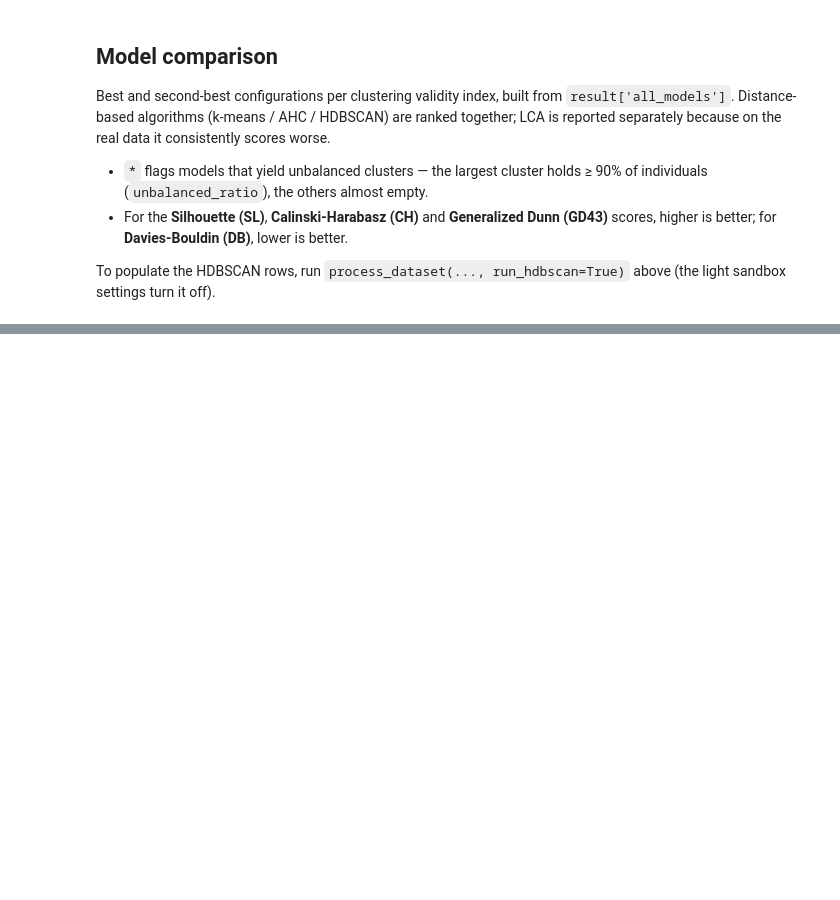
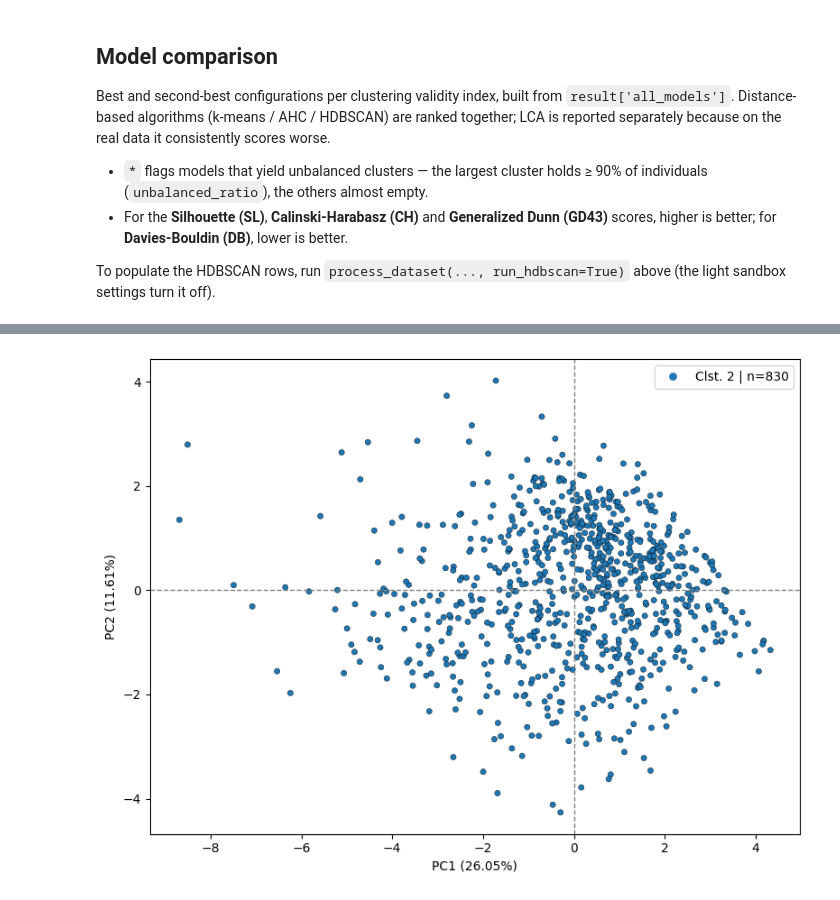
Before and after one commit to emilienschultz/clustering, a Jupyter notebook: Generate_clusters.ipynb, the cells around one changed output, grey strips where cells are left out. Drawn from its saved outputs; the diff is of its cells as text; code cells hidden in the pictures; blank space fills up the shorter version.

```diff
--- a/Generate_clusters.ipynb
+++ b/Generate_clusters.ipynb
@@ -182,0 +203,29 @@ Table 2. Model comparison: best and second-best model configurations by validity
+# %%
+from process_dataset import process_dataset
+
+
+# 23 baseline Likert items (replic_830 / B&D headline spec), as _n columns.
+# Same variable list as 4_clustering.ipynb (q2 + q3 + q4 + q5).
+var_list_n = [
+    'clseusa_n',
+    'ambornin_n', 'amcit_n', 'amlived_n', 'amenglsh_n',
+    'amchrstn_n', 'amgovt_n', 'amfeel_n',
+    'amcitizn_n', 'amshamed_n', 'belikeus_n', 'ambetter_n', 'ifwrong_n',
+    'proudsss_n', 'proudgrp_n', 'proudpol_n', 'prouddem_n', 'proudeco_n',
+    'proudspt_n', 'proudart_n', 'proudhis_n', 'proudmil_n', 'proudsci_n',
+]
+
+data_path = '../data/data2004_830.parquet'  # edit if your parquet lives elsewhere
+data2004 = pd.read_parquet(data_path)
+real_df = data2004[var_list_n]            # raw 1..5 Likert values
+print(f'shape: {real_df.shape}')
+
+# process_dataset standardizes (distance models) and subtracts 1 (latent)
+# internally, so feed the raw 1..5 columns just like 4_clustering.ipynb.
+real_result = process_dataset(
+    real_df,
+    max_clust=10,
+    gap_iters=500,
+    n_jobs=8,
+    run_hdbscan=True,
+)
@@ -182,0 +238,4 @@ Table 2. Model comparison: best and second-best model configurations by validity
+# %%
+plot_pca_projection(real_df, [1] * len(real_df))
+# %% [output]
+[figure, added]
```
Also changed, not shown: parts of 5 cells of this notebook, 2 other files.
